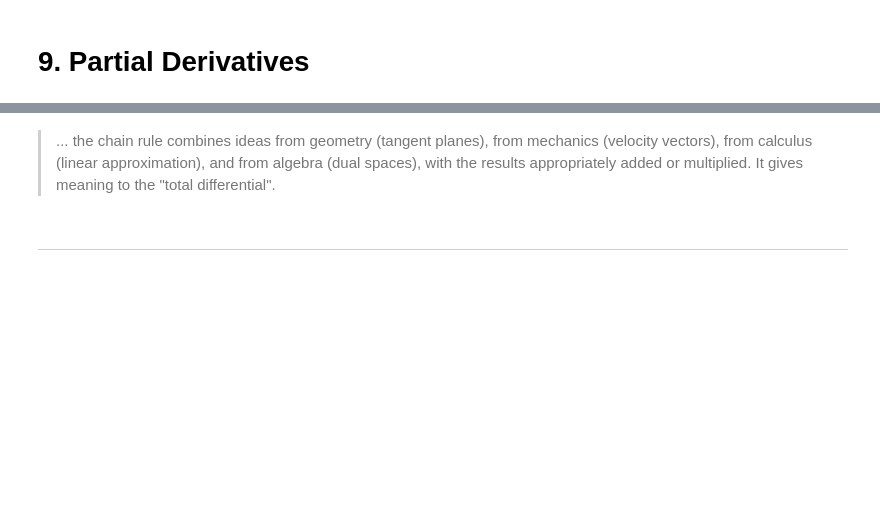
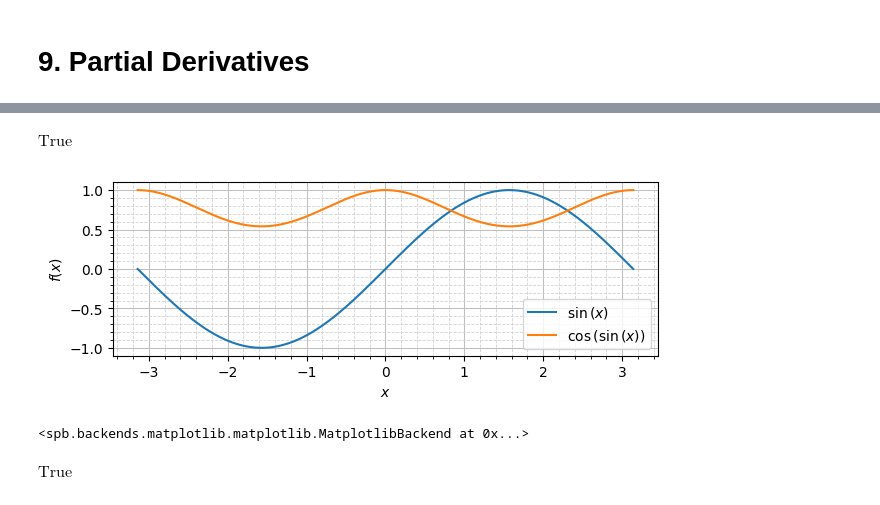
Before and after one commit to James-G-Hill/Sympy-Companion-to-Mathematics-Form-and-Function, a Jupyter notebook: ch06_concepts_of_calculus/09_partial_derivatives.ipynb, the cells around one changed output, grey strips where cells are left out. Cells and saved outputs as stored; diff of their text form; code cells hidden in the pictures; blank space fills up the shorter version.

```diff
--- a/ch06_concepts_of_calculus/09_partial_derivatives.ipynb
+++ b/ch06_concepts_of_calculus/09_partial_derivatives.ipynb
@@ -119,4 +2,0 @@ print(
-# %% [markdown]
- > ... the chain rule combines ideas from geometry (tangent planes), from mechanics (velocity vectors), from calculus (linear approximation), and from algebra (dual spaces), with the results appropriately added or multiplied. It gives meaning to the "total differential".
-# %% [markdown]
- ***
@@ -122,0 +26,26 @@ print(
+# %%
+x = symbols('x')
+g = Function('g')
+h = Function('h')
+
+y = h(x)
+z = g(y)
+
+Eq(z, g(h(x)))
+# %% [output]
+$\displaystyle \text{True}$
+# %%
+plot(
+    h(x).subs(h, sin),
+    g(y).subs(y, sin(x)).subs(g, cos),
+    (x, -pi, pi),
+    aspect='equal'
+)
+# %% [output]
+[figure, added]
+<spb.backends.matplotlib.matplotlib.MatplotlibBackend at 0x...>
+# %%
+eq1 = Eq(z.diff(x), g(y).diff(y) * h(x).diff(x))
+eq1
+# %% [output]
+$\displaystyle \text{True}$
```
Also changed, not shown: parts of 36 cells of this notebook, 3 other files.
